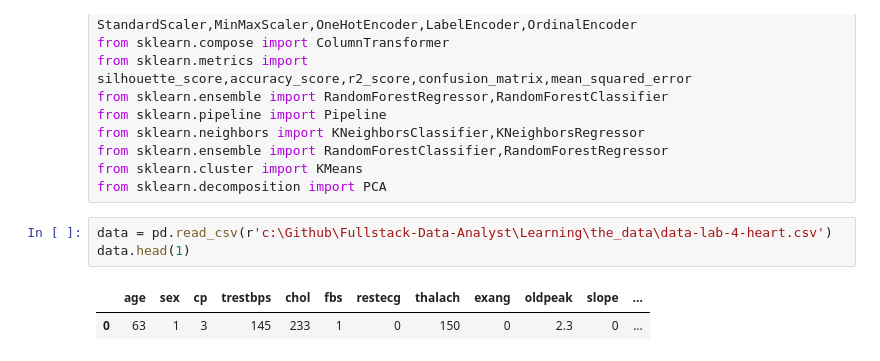
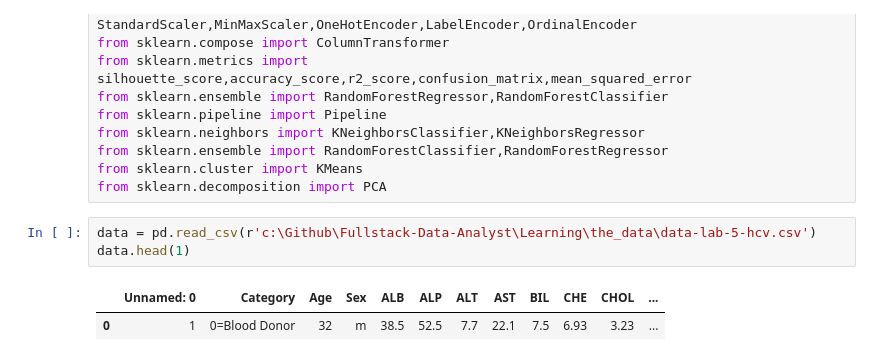
Before and after one commit to Omuk/Fullstack-Data-Analyst, a Jupyter notebook: Learning/code_examples/practice/practice_field.ipynb, the cells around one changed output. Drawn from its saved outputs; the diff is of its cells as text.

Commit message:
data

```diff
--- a/Learning/code_examples/practice/practice_field.ipynb
+++ b/Learning/code_examples/practice/practice_field.ipynb
@@ -20,8 +20,8 @@ from sklearn.ensemble import RandomForestClassifier,RandomForestRegressor
 from sklearn.cluster import KMeans
 from sklearn.decomposition import PCA
 # %%
-data = pd.read_csv(r'c:\Github\Fullstack-Data-Analyst\Learning\the_data\data-lab-4-heart.csv')
+data = pd.read_csv(r'c:\Github\Fullstack-Data-Analyst\Learning\the_data\data-lab-5-hcv.csv')
 data.head(1)
 # %% [output]
-|  | age | sex | cp | trestbps | chol | fbs | restecg | thalach | exang | oldpeak | slope | ... |
-| 0 | 63 | 1 | 3 | 145 | 233 | 1 | 0 | 150 | 0 | 2.3 | 0 | ... |
+|  | Unnamed: 0 | Category | Age | Sex | ALB | ALP | ALT | AST | BIL | CHE | CHOL | ... |
+| 0 | 1 | 0=Blood Donor | 32 | m | 38.5 | 52.5 | 7.7 | 22.1 | 7.5 | 6.93 | 3.23 | ... |
```
Also changed, not shown: parts of 9 cells of this notebook.
